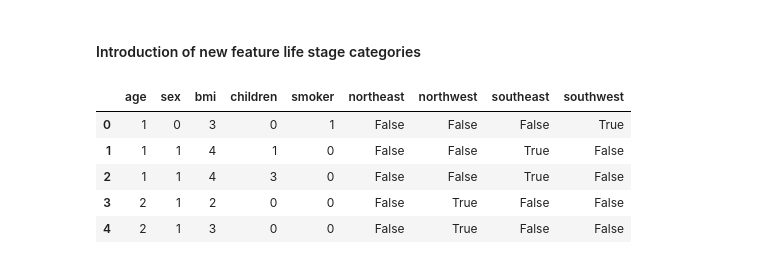
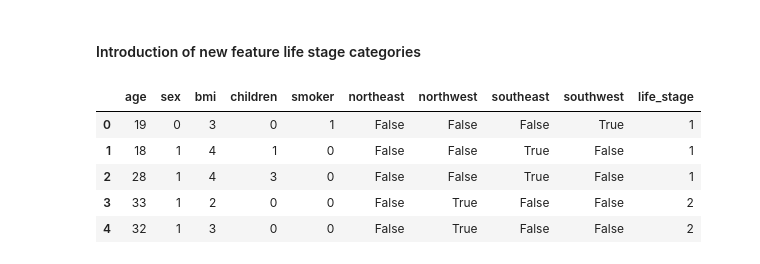
Before and after one commit to swapnashis/Intro_to_AI-BKIAC, a Jupyter notebook: Assignment-2B/assignment_2B_missing.ipynb, the cells around one changed output. Cells and saved outputs as stored; diff of their text form; code cells hidden in the pictures.

```diff
--- a/Assignment-2B/assignment_2B_missing.ipynb
+++ b/Assignment-2B/assignment_2B_missing.ipynb
@@ -10,6 +9,6 @@ from sklearn.ensemble import HistGradientBoostingRegressor
 # %%
-insurance = pd.read_csv('insurance-missing.csv')
-insurance.head(), insurance.columns
+missing = pd.read_csv('insurance-missing.csv')
+missing.head(), missing.columns
 # %% [output]
 (   age     sex     bmi  children smoker     region      charges
  0   19  female  27.900         0    yes  southwest  16884.92400
@@ -20,0 +46,4 @@ insurance.head(), insurance.columns
+# %%
+missing_mean = missing.copy()
+missing_mean['bmi'].fillna(missing_mean['bmi'].mean(), inplace=True)
+missing_mean.info()
@@ -81,8 +131,8 @@ LinearRegression does not accept missing values encoded as NaN natively. For sup
 # %% [markdown]
 ### Introduction of OneHotEncoding
 # %%
-X = insurance.drop(['charges'],axis=1)
-y = insurance['charges']
+X = missing_mean.drop(['charges'],axis=1)
+y = missing_mean['charges']
 
 encoder = LabelEncoder()
 
@@ -160,26 +212,26 @@ Mean Squred Error  score is :  33235770.85648383
 # %%
 def age_categories(ages):
     transformed_list = []
 
     for age in ages:
         if age <= 30:
             transformed_list.append(1)
         elif age < 60:
             transformed_list.append(2)
         else:
             transformed_list.append(3)
 
     return transformed_list
 
-X['age'] = age_categories(X.age.values)
+X['life_stage'] = age_categories(X.age.values)
 X.head()
 # %% [output]
-|  | age | sex | bmi | children | smoker | northeast | northwest | southeast | southwest |
-| 0 | 1 | 0 | 3 | 0 | 1 | False | False | False | True |
-| 1 | 1 | 1 | 4 | 1 | 0 | False | False | True | False |
-| 2 | 1 | 1 | 4 | 3 | 0 | False | False | True | False |
-| 3 | 2 | 1 | 2 | 0 | 0 | False | True | False | False |
-| 4 | 2 | 1 | 3 | 0 | 0 | False | True | False | False |
+|  | age | sex | bmi | children | smoker | northeast | northwest | southeast | southwest | life_stage |
+| 0 | 19 | 0 | 3 | 0 | 1 | False | False | False | True | 1 |
+| 1 | 18 | 1 | 4 | 1 | 0 | False | False | True | False | 1 |
+| 2 | 28 | 1 | 4 | 3 | 0 | False | False | True | False | 1 |
+| 3 | 33 | 1 | 2 | 0 | 0 | False | True | False | False | 2 |
+| 4 | 32 | 1 | 3 | 0 | 0 | False | True | False | False | 2 |
 # %%
 X_train, X_test, y_train, y_test = train_test_split(X, y, test_size=0.25, random_state=100)
 
```
Also changed, not shown: parts of 14 cells of this notebook, 2 other files.
